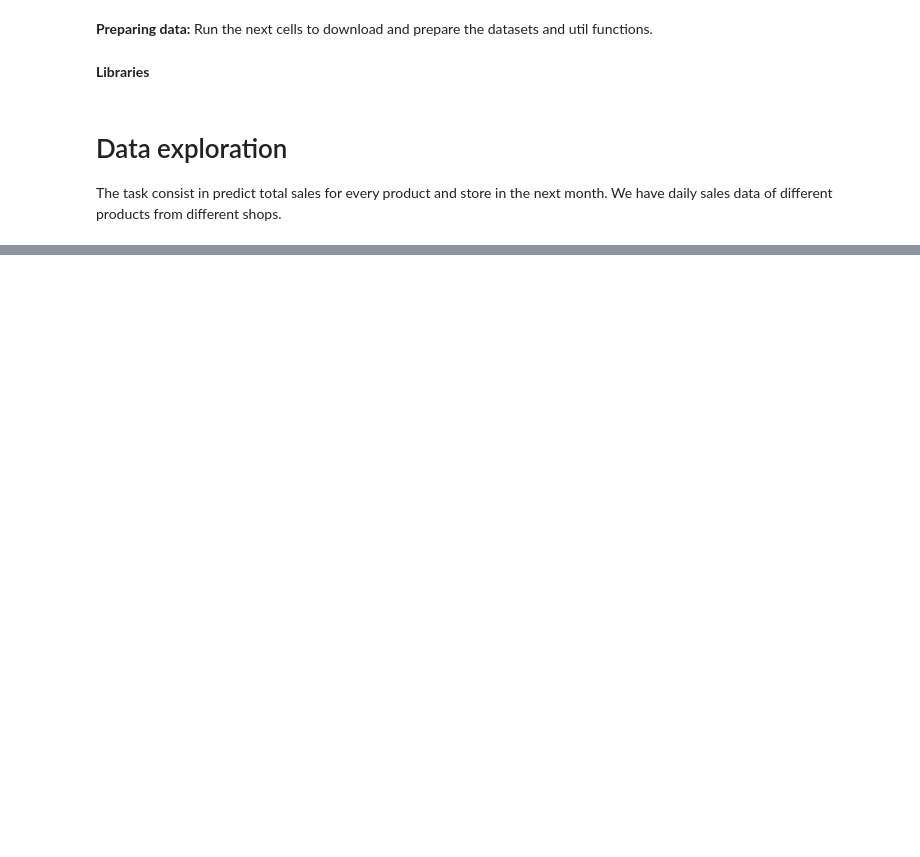
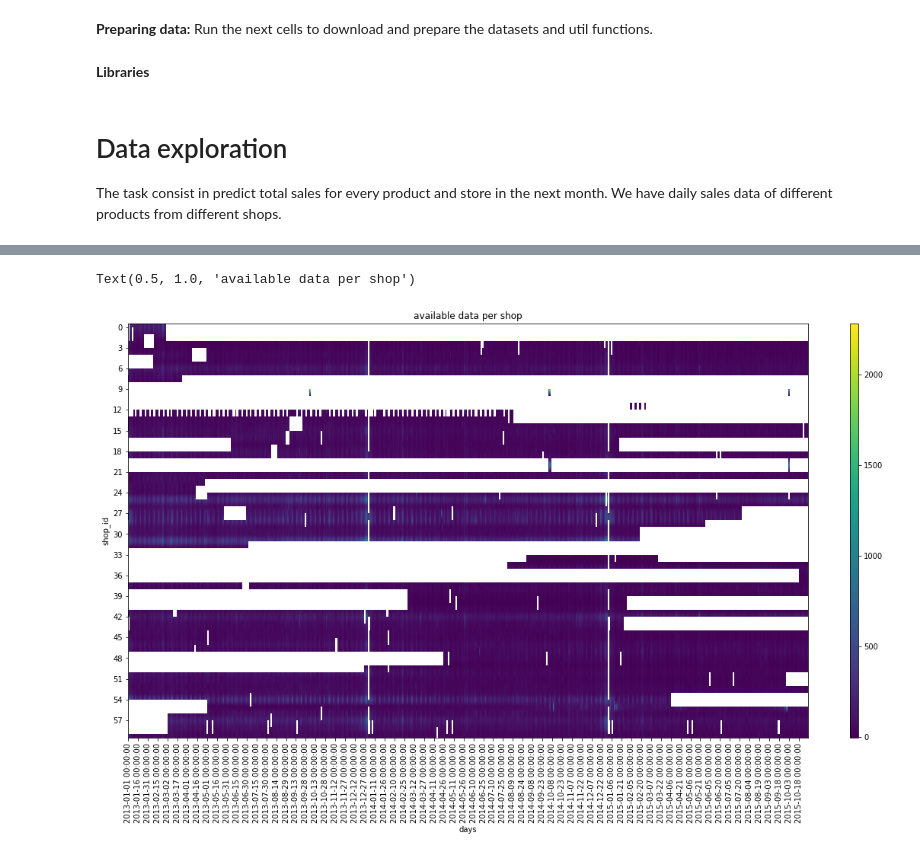
Before and after one commit to DaielChom/ann-predict-future-sales, a Jupyter notebook: 02 - data exploration.ipynb, the cells around one changed output, grey strips where cells are left out. Cells and saved outputs as stored; diff of their text form; code cells hidden in the pictures; blank space fills up the shorter version.

```diff
--- a/02 - data exploration.ipynb
+++ b/02 - data exploration.ipynb
@@ -32,0 +99,19 @@ dataset = lib.load_dataset(dataset_dir)
+# %%
+get_daily_sells = lambda x:x.groupby("date").item_cnt_day.sum().to_frame().T
+# %%
+daily_sell_per_shop = dataset.groupby(["shop_id"]).apply(get_daily_sells)
+daily_sell_per_shop = daily_sell_per_shop.droplevel(1)
+# %%
+img = daily_sell_per_shop.values
+# %%
+plt.figure(figsize=(20, 10))
+plt.imshow(img, aspect="auto")
+plt.colorbar(aspect=50)
+plt.xticks([i for i in range(daily_sell_per_shop.columns.shape[0])][::15], daily_sell_per_shop.columns.tolist()[::15], rotation=90);
+plt.yticks([i for i in range(daily_sell_per_shop.index.shape[0])][::3], daily_sell_per_shop.index.tolist()[::3]);
+plt.ylabel("shop_id")
+plt.xlabel("days")
+plt.title("available data per shop")
+# %% [output]
+Text(0.5, 1.0, 'available data per shop')
+[figure, added]
```
Also changed, not shown: parts of 21 cells of this notebook.
